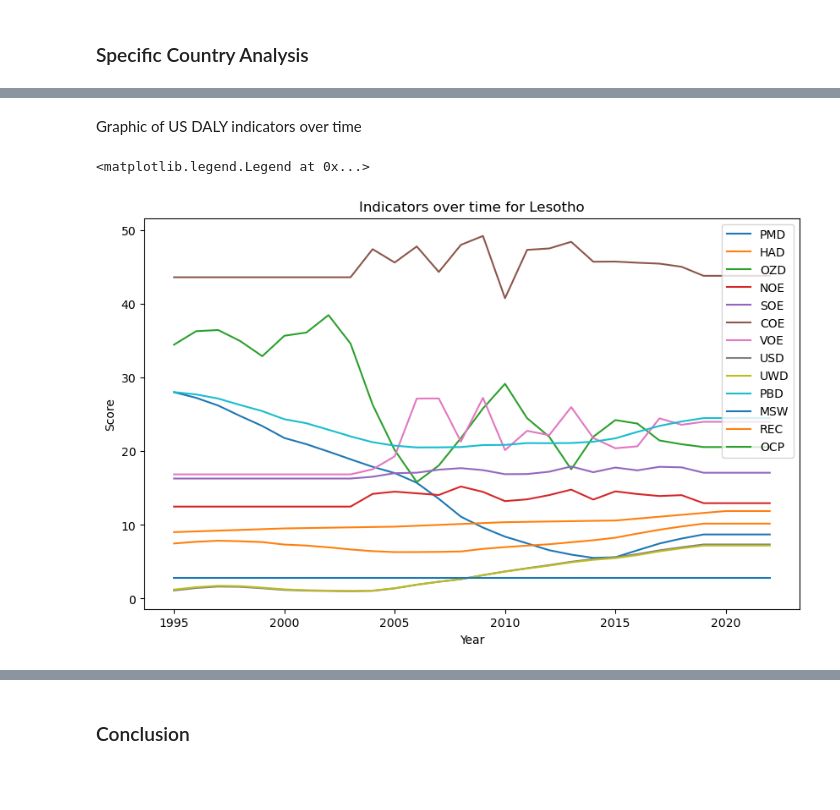
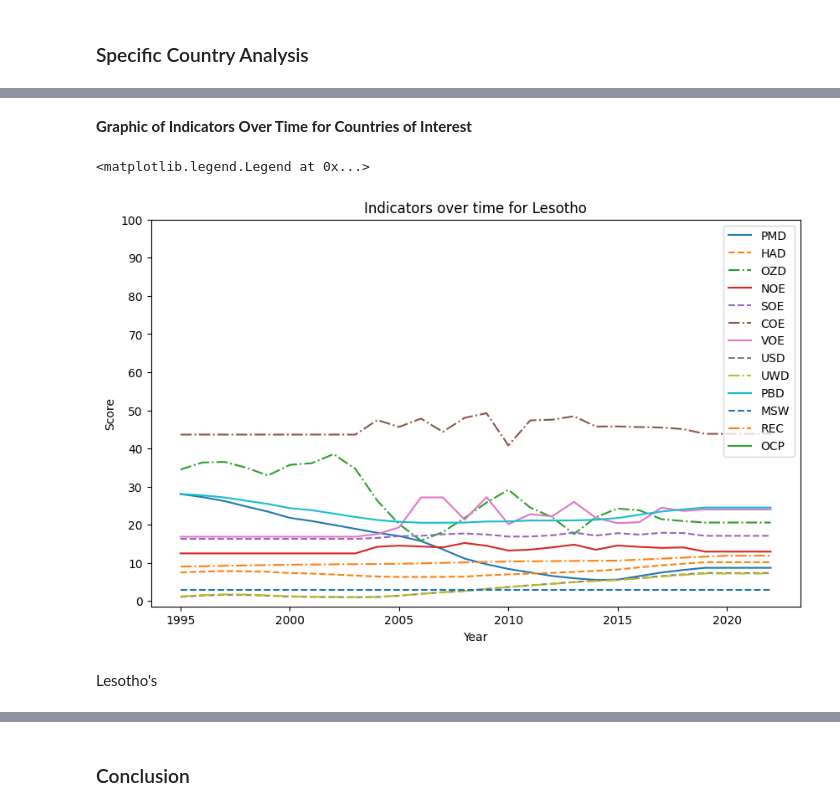
Before and after one commit to sussenbachtucker/DSCI235-Term-Project, a Jupyter notebook: DSCI235FinalProject.ipynb, the cells around one changed output, grey strips where cells are left out. Drawn from its saved outputs; the diff is of its cells as text; code cells hidden in the pictures; blank space fills up the shorter version.

```diff
--- a/DSCI235FinalProject.ipynb
+++ b/DSCI235FinalProject.ipynb
@@ -464,22 +466,29 @@ Interestingly enough, there is a large cluster of countries with a rating around
 # %% [markdown]
-Graphic of US DALY indicators over time
+**Graphic of Indicators Over Time for Countries of Interest**
 # %%
-# get the numeric iso code for Lesotho, Estonia, Ireland
+# get the numeric iso code for Lesotho
 LES_num = iso_dict.get("Lesotho")
 LES_data = all_data.loc[LES_num].value
 
+linestyles = ['-', '--', '-.']
 
 plt.figure(figsize=(10, 6))
+
+i = 0
 for p_i in indicators:
-    plt.plot(LES_data.droplevel("iso").reorder_levels(["indicator", "year"]).loc[p_i], label = p_i)
+    plt.plot(LES_data.droplevel("iso").reorder_levels(["indicator", "year"]).loc[p_i], linestyle = linestyles[i%3], label = p_i)
+    i += 1
+
+plt.yticks(np.linspace(0,100,11))
 
 
 plt.xlabel("Year")
-#plt.xticks(years)
 plt.ylabel("Score")
 plt.title("Indicators over time for Lesotho")
 plt.legend()
 # %% [output]
 <matplotlib.legend.Legend at 0x...>
-[figure, old version]
+[figure, new version]
+# %% [markdown]
+Lesotho's
 # %%
```
Also changed, not shown: parts of 16 cells of this notebook.
